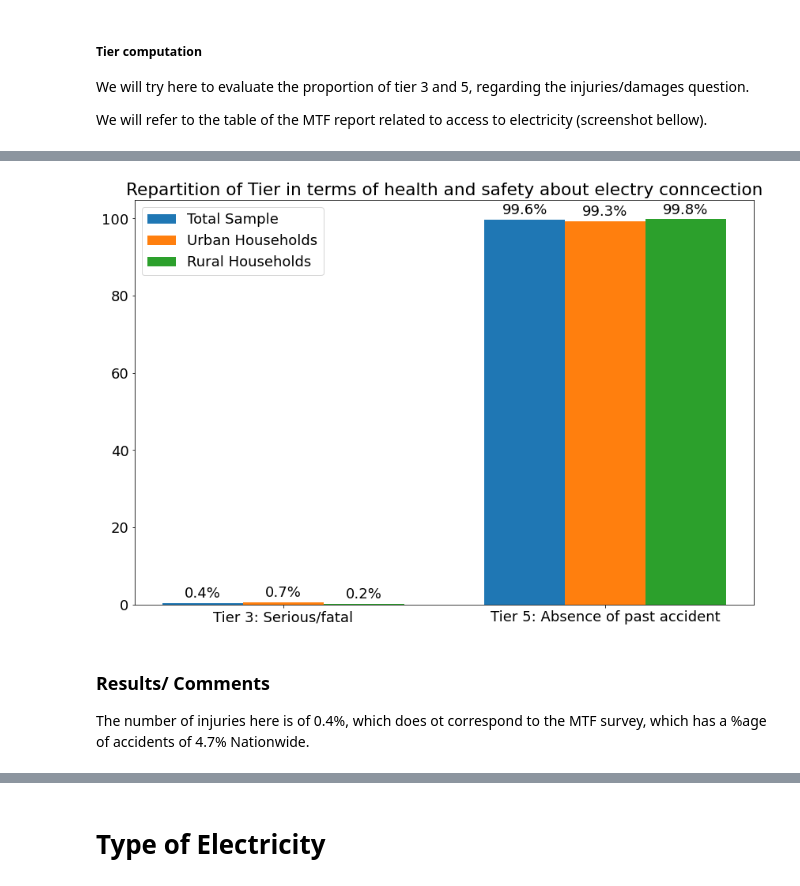
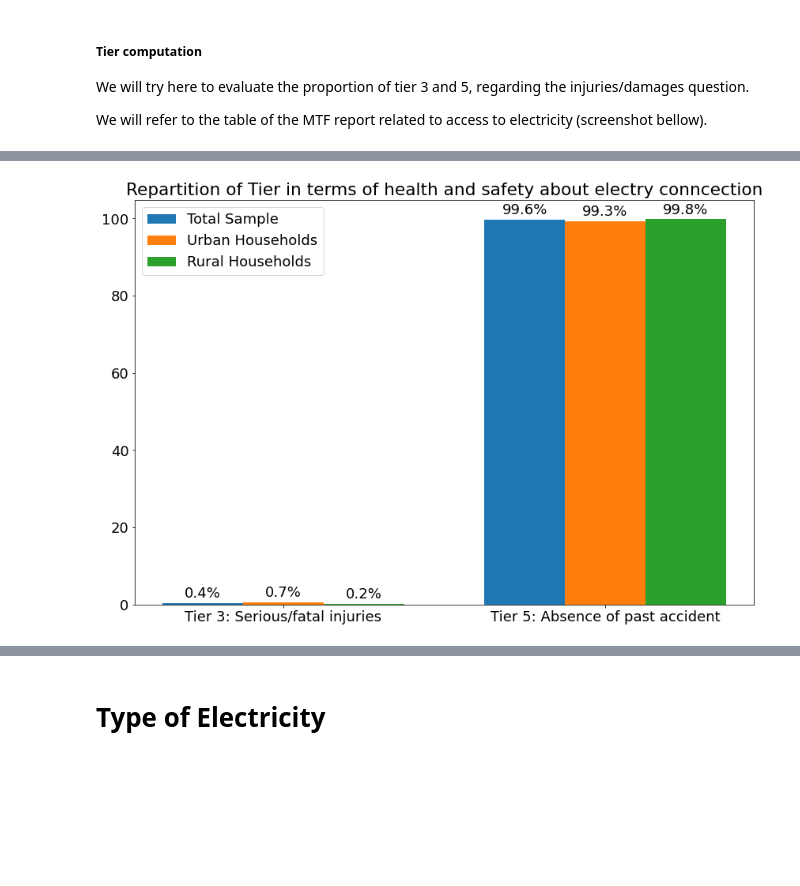
Before and after one commit to alfonsocaiazzo/esmap-mtf-data, a Jupyter notebook: Rwanda/analysis/rwanda.ipynb, the cells around one changed output, grey strips where cells are left out. Saved outputs shown, nothing was run; the diff lists cells and outputs as text; code cells hidden in the pictures; blank space fills up the shorter version.

```diff
--- a/Rwanda/analysis/rwanda.ipynb
+++ b/Rwanda/analysis/rwanda.ipynb
@@ -630,0 +584,18 @@ main['E_Safety'] = E_safety_tier
+# %%
+# Questions related to availability during a typical month
+
+# Availability during the whole day
+question_avail_allday_national_grid =  'C26b_hours of electricity availability each day and night (Typical Months)'
+question_avail_allday_grid = 'C68b_hours of electricity availability each day and night (Typical Months)'
+question_avail_allday_gene = 'C107b_hours could you use this generator each day and night  (Typical Months)'
+question_avail_allday_bat = 'C127_hours  you could use rechargeable batteries for electricity supply each day'
+question_avail_allday_pico ='C137b_hours you could use this pico-hydro system each day and night (Typical Months)'
+question_avail_allday_solar = 'C172b_hours you receive service from this DEVICE each day and night (Typical Months)'
+
+
+# Availability during the evening
+question_avail_evening_national_grid =  'C27b_hours electricity is available each evening (Typical Month)'
+question_avail_evening_grid = 'C69b_hours of electricity availability each evening (Typical Months)'
+question_avail_evening_gene = 'C108b_hours could you use this generator each evening (Typical Months)'
+question_avail_evening_pico ='C138b_hours you could use this pico-hydro system each evening (Typical Months)'
+question_avail_evening_solar = 'C173b_C173a_hours is service available from this DEVICE each evening (Typical Months)'
@@ -656,45 +855,30 @@ urban_percent = [100*urban_tier3/n_tot_urb,100*urban_tier5/n_tot_urb]
 rural_percent = [100*rural_tier3/n_tot_rur,100*rural_tier5/n_tot_rur]
 # %%
 # grouped bar chart
-labels = ['Tier 3: Serious/fatal', 'Tier 5: Absence of past accident']
+labels = ['Tier 3: Serious/fatal injuries', 'Tier 5: Absence of past accident']
 
 percent = [100*n_tier3/n_tot, 100*n_tier5/n_tot]
 
 x = np.arange(len(labels))  # the label locations
 width = 0.25  # the width of the bars
 
 fig,ax = plt.subplots(figsize=(12,8))
 rects1 = ax.bar(x - width, percent, width, label='Total Sample')
 rects2 = ax.bar(x, urban_percent, width, label='Urban Households')
 rects3 = ax.bar(x + width, rural_percent, width, label='Rural Households')
-
-def autolabel(rects):
-    """Attach a text label above each bar in *rects*, displaying its height."""
-    for rect in rects:
-        height = rect.get_height()
-        ax.annotate('{}%'.format(round(height,1)),
-                    xy=(rect.get_x() + rect.get_width() / 2, height),
-                    xytext=(0, 3),  # 3 points vertical offset
-                    textcoords="offset points",
-                    ha='center', va='bottom')
-
 
 autolabel(rects1)
 autolabel(rects2)
 autolabel(rects3)
 
 fig.tight_layout()
 
 # Add some text for labels, title and custom x-axis tick labels, etc.
 
 ax.set_xticks(x)
 ax.set_xticklabels(labels)
 ax.legend()
 plt.title('Repartition of Tier in terms of health and safety about electry conncection')
 plt.show()
 # %% [output]
-[figure, old version]
+[figure, new version]
-# %% [markdown]
-### Results/ Comments
-
-The number of injuries here is of 0.4%, which does ot correspond to the MTF survey, which has a %age of accidents of 4.7% Nationwide.
```
Also changed, not shown: parts of 17 cells of this notebook, 1 other file.
